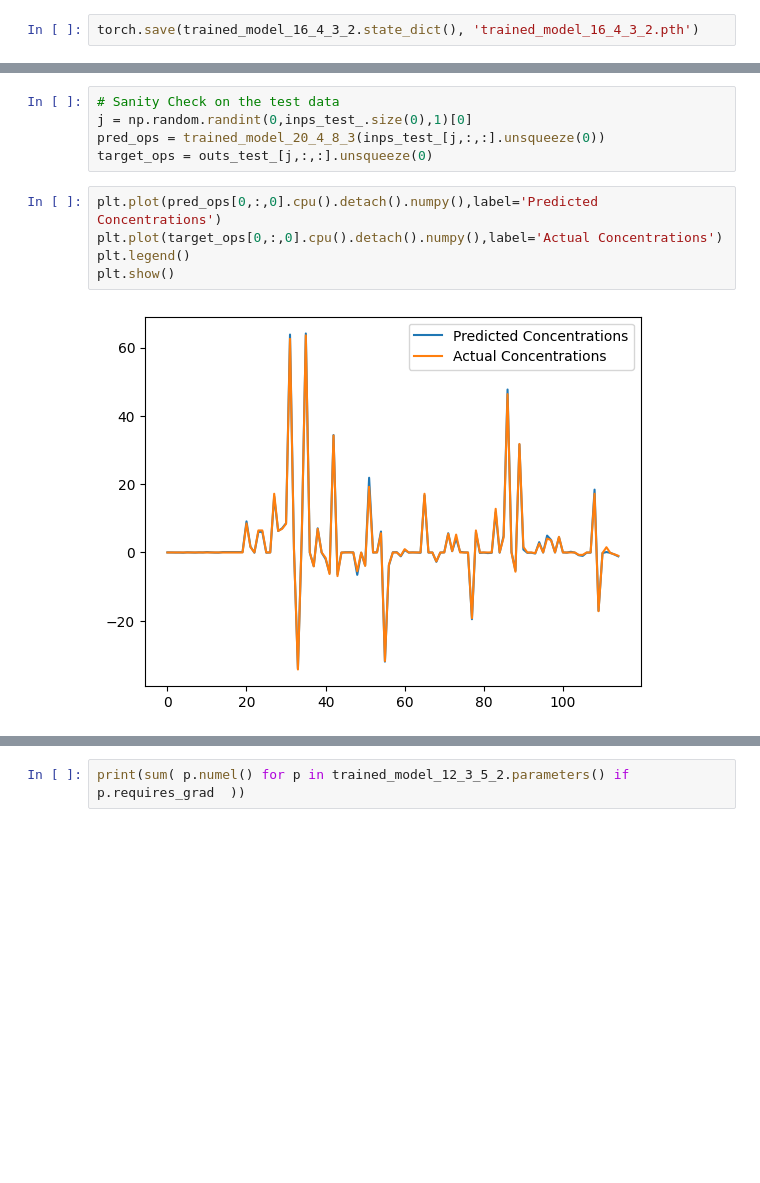
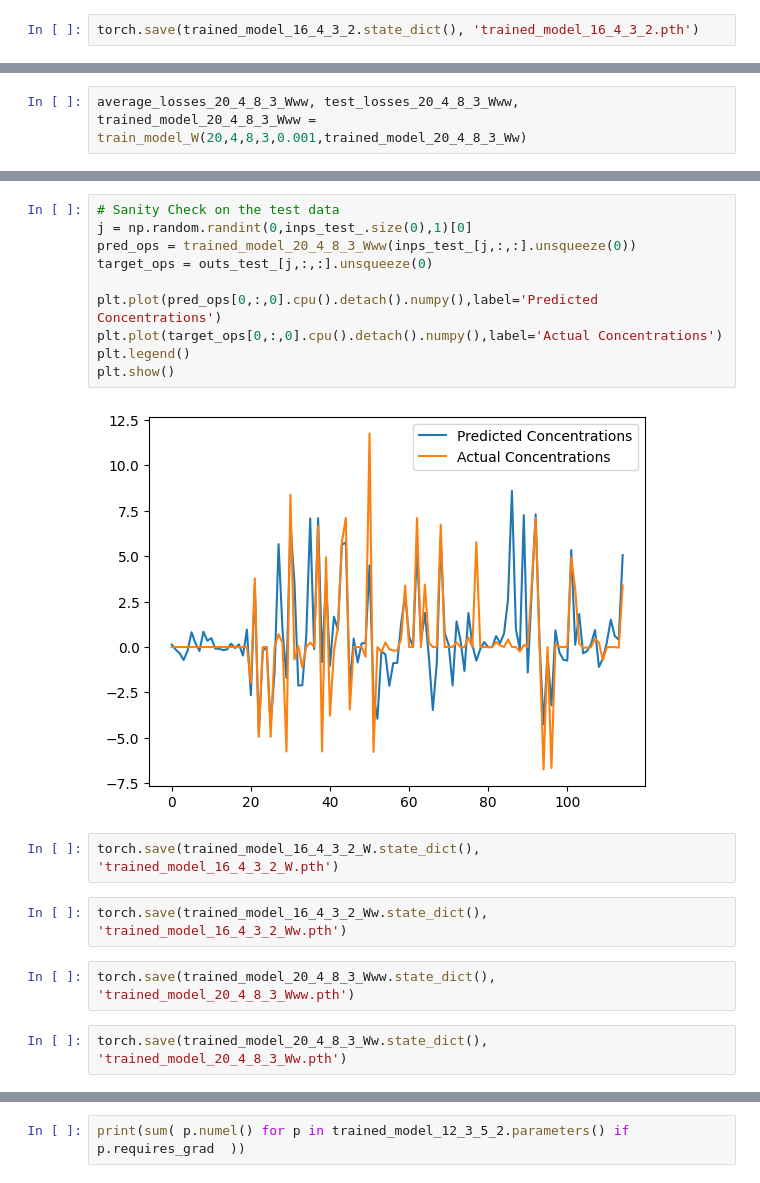
Before and after one commit to mathyharsha/metabolic-NN-harsha, a Jupyter notebook: multihead_attn_based_transformer_multiple_layers.ipynb, the cells around one changed output, grey strips where cells are left out. Drawn from its saved outputs; the diff is of its cells as text; blank space fills up the shorter version.

```diff
--- a/multihead_attn_based_transformer_multiple_layers.ipynb
+++ b/multihead_attn_based_transformer_multiple_layers.ipynb
@@ -749,0 +776,2 @@ plot_loss(average_losses_20_4_8_3, test_losses_20_4_8_3, 20)
+# %%
+average_losses_20_4_8_3_Www, test_losses_20_4_8_3_Www, trained_model_20_4_8_3_Www = train_model_W(20,4,8,3,0.001,trained_model_20_4_8_3_Ww)
@@ -754,12 +790,20 @@ torch.Size([39998, 115, 1])
 # %%
 # Sanity Check on the test data
 j = np.random.randint(0,inps_test_.size(0),1)[0]
-pred_ops = trained_model_20_4_8_3(inps_test_[j,:,:].unsqueeze(0))
+pred_ops = trained_model_20_4_8_3_Www(inps_test_[j,:,:].unsqueeze(0))
 target_ops = outs_test_[j,:,:].unsqueeze(0)
+
+plt.plot(pred_ops[0,:,0].cpu().detach().numpy(),label='Predicted Concentrations')
+plt.plot(target_ops[0,:,0].cpu().detach().numpy(),label='Actual Concentrations')
+plt.legend()
+plt.show()
+# %% [output]
+[figure, added]
-# %%
-plt.plot(pred_ops[0,:,0].cpu().detach().numpy(),label='Predicted Concentrations')
-plt.plot(target_ops[0,:,0].cpu().detach().numpy(),label='Actual Concentrations')
-plt.legend()
-plt.show()
-# %% [output]
-[figure, removed]
+# %%
+torch.save(trained_model_16_4_3_2_W.state_dict(), 'trained_model_16_4_3_2_W.pth')
+# %%
+torch.save(trained_model_16_4_3_2_Ww.state_dict(), 'trained_model_16_4_3_2_Ww.pth')
+# %%
+torch.save(trained_model_20_4_8_3_Www.state_dict(), 'trained_model_20_4_8_3_Www.pth')
+# %%
+torch.save(trained_model_20_4_8_3_Ww.state_dict(), 'trained_model_20_4_8_3_Ww.pth')
```
Also changed, not shown: parts of 36 cells of this notebook, 1 other file.
